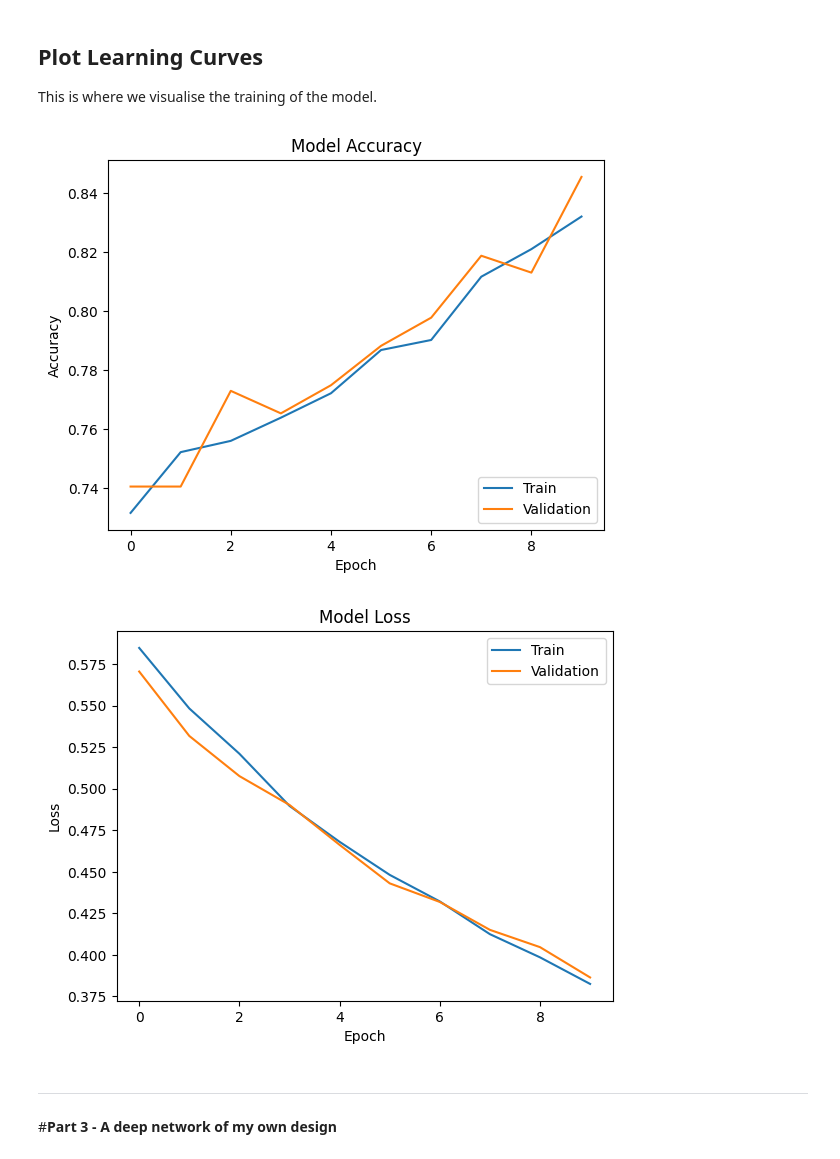
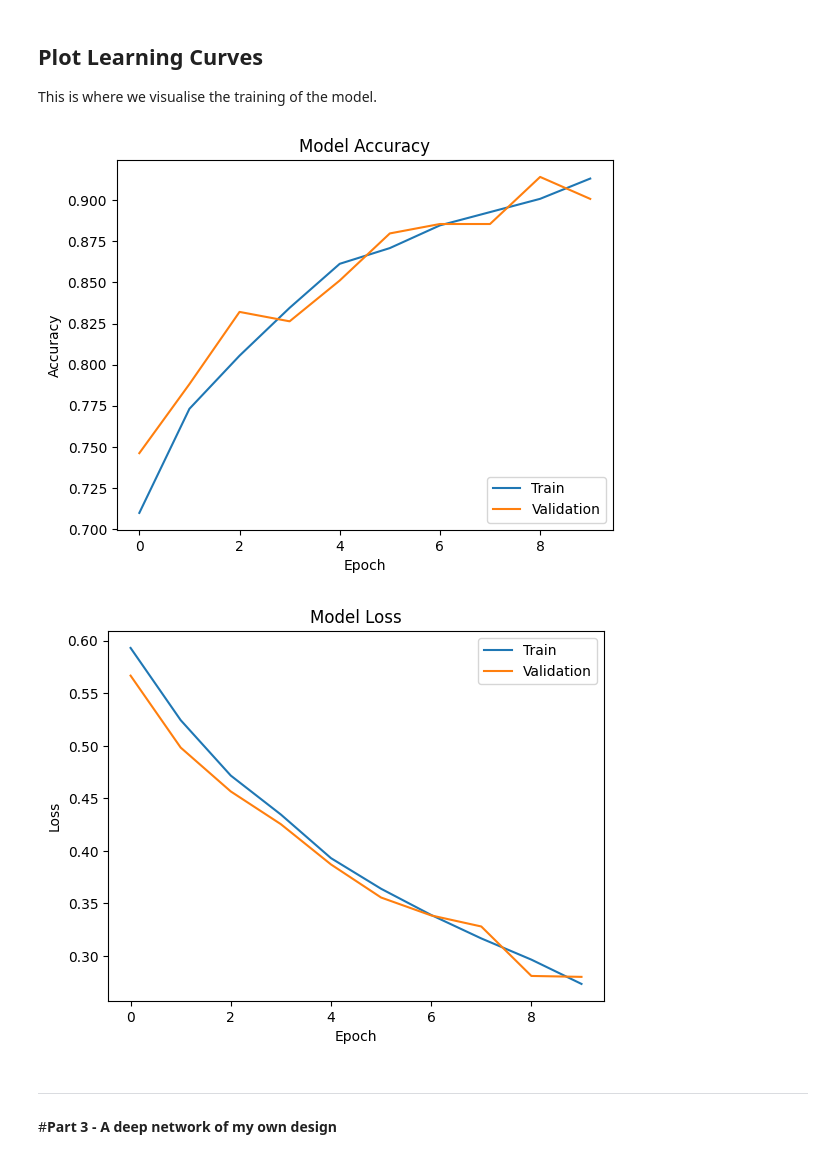
Before and after one commit to eecoubrough/Keras_Assignment, a Jupyter notebook: Part_1_binary.ipynb, the cells around one changed output. Drawn from its saved outputs; the diff is of its cells as text; code cells hidden in the pictures.

```diff
--- a/Part_1_binary.ipynb
+++ b/Part_1_binary.ipynb
@@ -309,7 +307,7 @@ optimizer = SGD(learning_rate=LEARNING_RATE)
 model_2.compile(optimizer=optimizer, loss="binary_crossentropy", metrics=["accuracy"])
 # %%
 # Train the model using training data generated in batches by the data generator.
-history = model_2.fit(
+history_2 = model_2.fit(
     data_generator.flow(train_x, train_y, batch_size=BATCH_SIZE),
     # Calculate steps per epoch based on the number of training samples and batch size.
     steps_per_epoch=len(train_x) / BATCH_SIZE,
@@ -346,27 +344,27 @@ Epoch 10/10
 This is where we visualise the training of the model.
 # %%
 # Plots the training and validation accuracy over the number of epochs.
-plt.plot(history.history['accuracy'])
-plt.plot(history.history['val_accuracy'])
+plt.plot(history_2.history['accuracy'])
+plt.plot(history_2.history['val_accuracy'])
 
 # Add plot title.
 plt.title('Model Accuracy')
 
 # Add plot axes labels.
 plt.ylabel('Accuracy')
 plt.xlabel('Epoch')
 
 # Add plot legend to distinguish between training and validation accuracy lines.
 plt.legend(['Train', 'Validation'], loc='lower right')
 
 # Show the plot.
 plt.show()
 # %% [output]
-[figure, old version]
+[figure, new version]
 # %%
 # Plots the training and validation loss over the number of epochs.
-plt.plot(history.history['loss'])
-plt.plot(history.history['val_loss'])
+plt.plot(history_2.history['loss'])
+plt.plot(history_2.history['val_loss'])
 
 # Add plot title.
 plt.title('Model Loss')
@@ -381,7 +379,7 @@ plt.legend(['Train', 'Validation'], loc='upper right')
 # Show the plot.
 plt.show()
 # %% [output]
-[figure, old version]
+[figure, new version]
 # %% [markdown]
 
 ---
```
Also changed, not shown: parts of 18 cells of this notebook.
